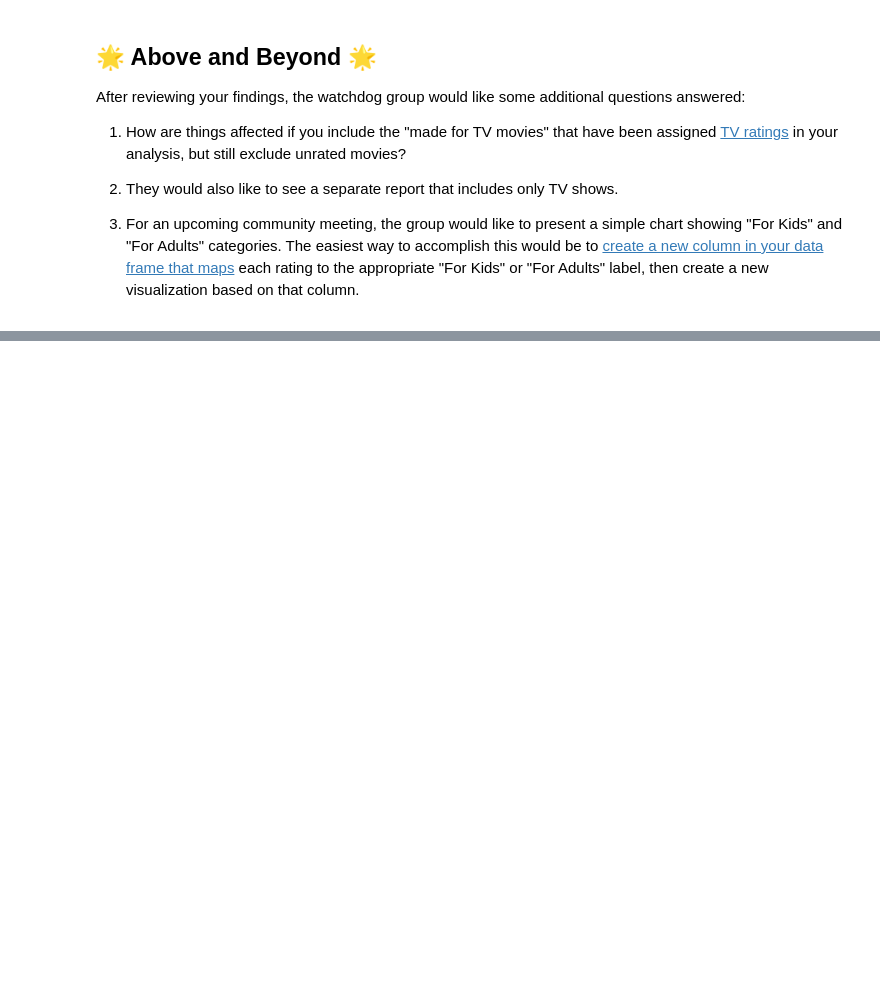
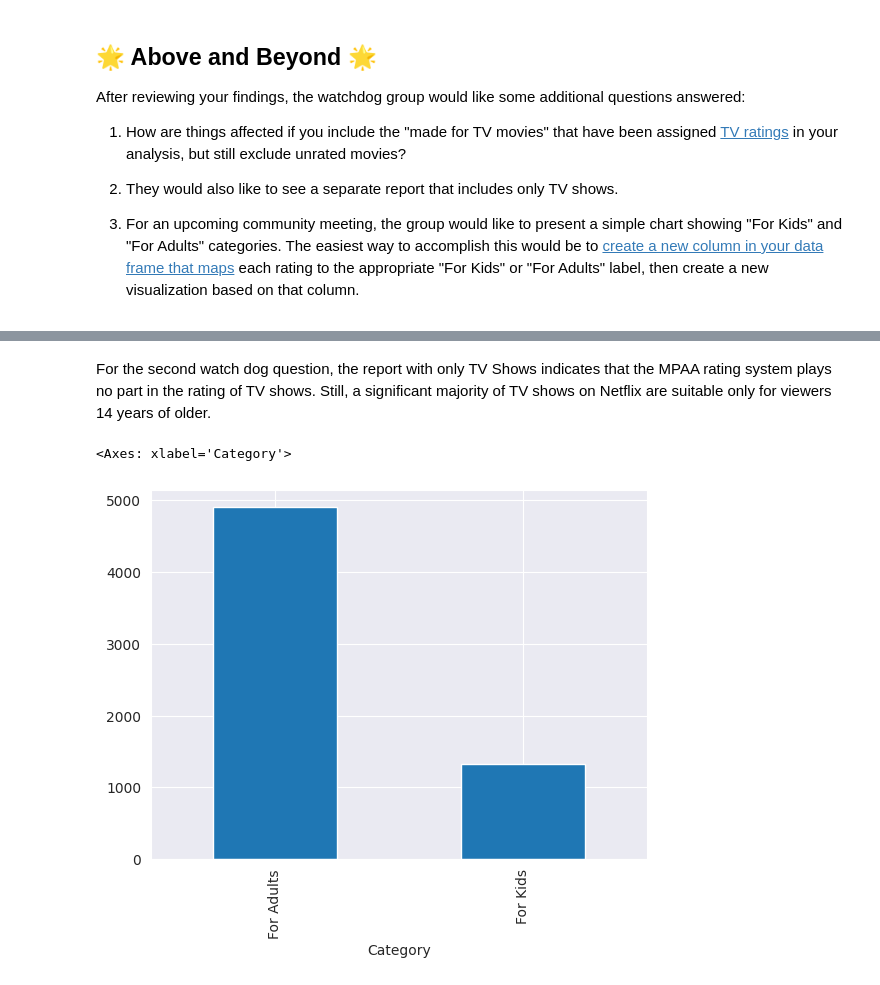
Before and after one commit to M-Merrill676/Machine_Learning, a Jupyter notebook: notebooks/Exploration_01.ipynb, the cells around one changed output, grey strips where cells are left out. Drawn from its saved outputs; the diff is of its cells as text; code cells hidden in the pictures; blank space fills up the shorter version.

```diff
--- a/notebooks/Exploration_01.ipynb
+++ b/notebooks/Exploration_01.ipynb
@@ -299,0 +337,21 @@ chart showing "For Kids" and "For Adults" categories. The easiest way to accompl
+# %% [markdown]
+For the second watch dog question, the report with only TV Shows indicates that the MPAA rating system plays no part in the rating of TV shows. Still, a significant majority of TV shows on Netflix are suitable only for viewers 14 years of older.
+# %%
+def classify_rating(rating):
+    if rating in ['G', 'PG', 'TV-PG','TV-Y7','TV-Y','TV-Y7-FV']:
+        return 'For Kids'
+    else:
+        return 'For Adults'
+
+netflix.head()
+# Apply the function to create a new column
+netflix['Category'] = netflix['rating'].apply(classify_rating)
+
+netflix['Category'].value_counts()
+
+rating_count = netflix['Category'].value_counts()
+
+rating_count.plot.bar()
+# %% [output]
+<Axes: xlabel='Category'>
+[figure, added]
```
Also changed, not shown: parts of 4 cells of this notebook.
